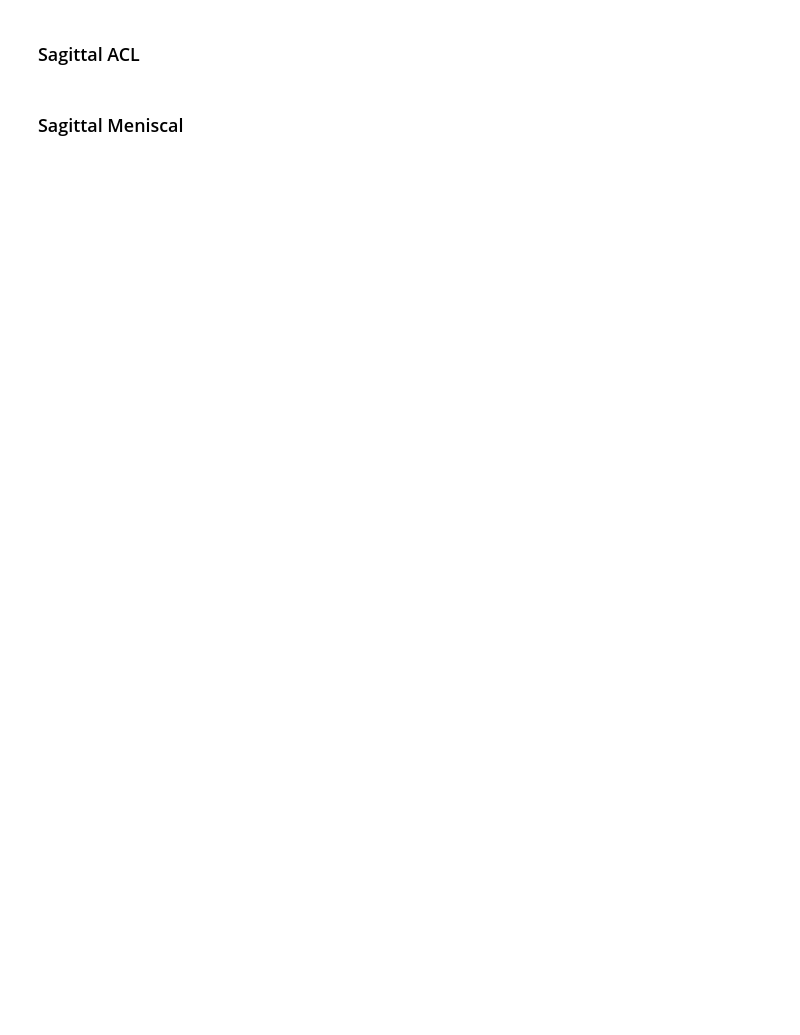
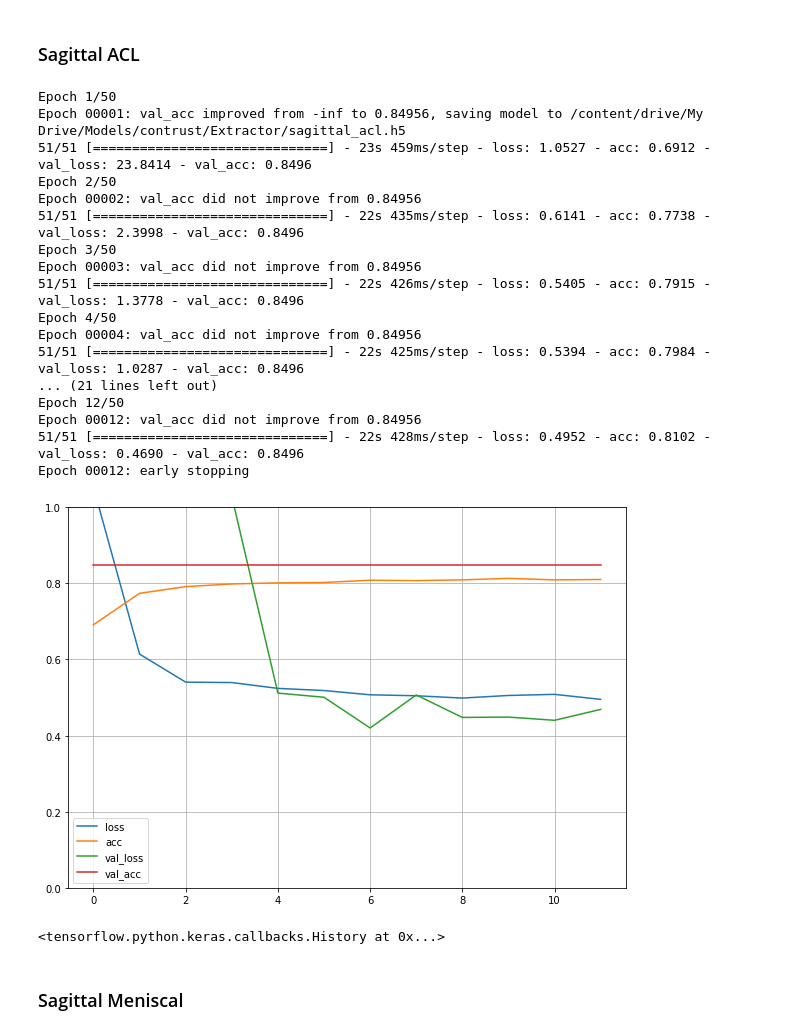
Before and after one commit to Jamaleldin/MRNET-for-Knee-Diagnosis, a Jupyter notebook: MRI_Contrast.ipynb, the cells around one changed output. Saved outputs shown, nothing was run; the diff lists cells and outputs as text; code cells hidden in the pictures; blank space fills up the shorter version.

```diff
--- a/MRI_Contrast.ipynb
+++ b/MRI_Contrast.ipynb
@@ -87,8 +149,28 @@ processing.train_extractor(contrast_cnn, processing.inception, processing.sagitt
 
 ### Sagittal ACL
 # %%
-contrast_cnn = getCNN()
-processing.train_extractor(contrast_cnn, processing.inception, processing.sagittal, processing.acl)
+contrast_cnn = extractor()
+processing.train_extractor(contrast_cnn, processing.contrust, processing.sagittal, processing.acl)
+# %% [output]
+Epoch 1/50
+Epoch 00001: val_acc improved from -inf to 0.84956, saving model to /content/drive/My Drive/Models/contrust/Extractor/sagittal_acl.h5
+51/51 [==============================] - 23s 459ms/step - loss: 1.0527 - acc: 0.6912 - val_loss: 23.8414 - val_acc: 0.8496
+Epoch 2/50
+Epoch 00002: val_acc did not improve from 0.84956
+51/51 [==============================] - 22s 435ms/step - loss: 0.6141 - acc: 0.7738 - val_loss: 2.3998 - val_acc: 0.8496
+Epoch 3/50
+Epoch 00003: val_acc did not improve from 0.84956
+51/51 [==============================] - 22s 426ms/step - loss: 0.5405 - acc: 0.7915 - val_loss: 1.3778 - val_acc: 0.8496
+Epoch 4/50
+Epoch 00004: val_acc did not improve from 0.84956
+51/51 [==============================] - 22s 425ms/step - loss: 0.5394 - acc: 0.7984 - val_loss: 1.0287 - val_acc: 0.8496
+... (21 lines left out)
+Epoch 12/50
+Epoch 00012: val_acc did not improve from 0.84956
+51/51 [==============================] - 22s 428ms/step - loss: 0.4952 - acc: 0.8102 - val_loss: 0.4690 - val_acc: 0.8496
+Epoch 00012: early stopping
+[figure, added]
+<tensorflow.python.keras.callbacks.History at 0x...>
 # %% [markdown]
 
 ### Sagittal Meniscal
```
Also changed, not shown: parts of 40 cells of this notebook, 1 other file.
